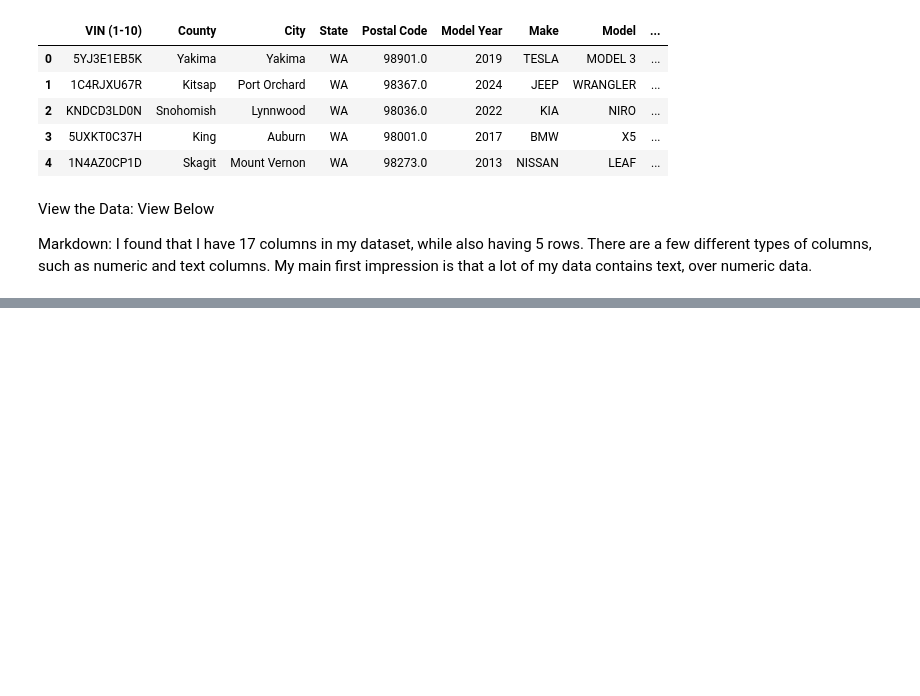
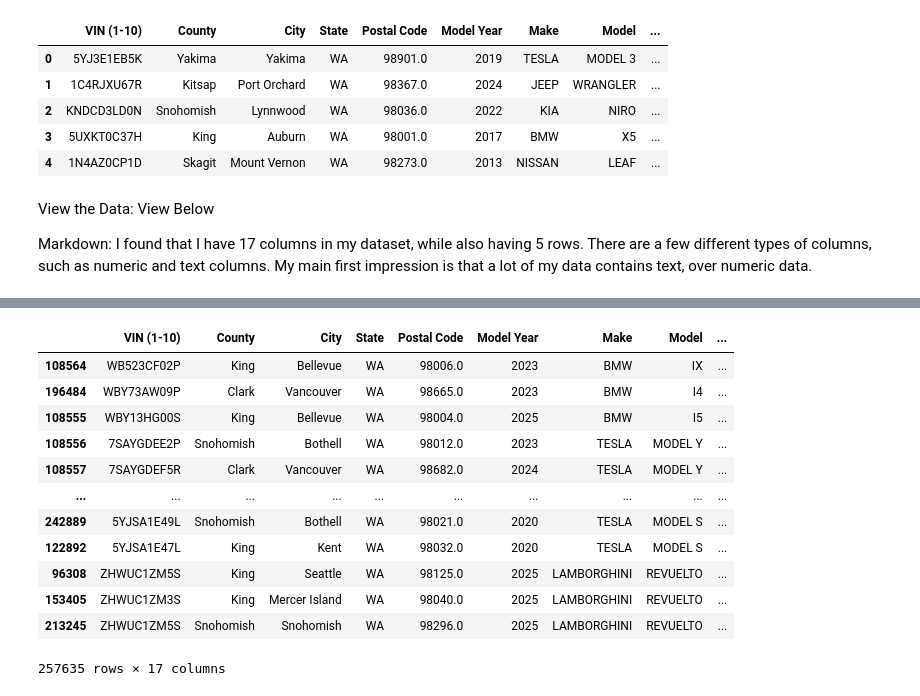
Before and after one commit to RyanE777/IA-340, a Jupyter notebook: Lab2.ipynb, the cells around one changed output, grey strips where cells are left out. Drawn from its saved outputs; the diff is of its cells as text; code cells hidden in the pictures; blank space fills up the shorter version.

```diff
--- a/Lab2.ipynb
+++ b/Lab2.ipynb
@@ -81,0 +95,16 @@ df[['Postal Code']]
+# %%
+df.sort_values(by='Electric Range')
+# %% [output]
+|  | VIN (1-10) | County | City | State | Postal Code | Model Year | Make | Model | ... |
+| 108564 | WB523CF02P | King | Bellevue | WA | 98006.0 | 2023 | BMW | IX | ... |
+| 196484 | WBY73AW09P | Clark | Vancouver | WA | 98665.0 | 2023 | BMW | I4 | ... |
+| 108555 | WBY13HG00S | King | Bellevue | WA | 98004.0 | 2025 | BMW | I5 | ... |
+| 108556 | 7SAYGDEE2P | Snohomish | Bothell | WA | 98012.0 | 2023 | TESLA | MODEL Y | ... |
+| 108557 | 7SAYGDEF5R | Clark | Vancouver | WA | 98682.0 | 2024 | TESLA | MODEL Y | ... |
+| ... | ... | ... | ... | ... | ... | ... | ... | ... | ... |
+| 242889 | 5YJSA1E49L | Snohomish | Bothell | WA | 98021.0 | 2020 | TESLA | MODEL S | ... |
+| 122892 | 5YJSA1E47L | King | Kent | WA | 98032.0 | 2020 | TESLA | MODEL S | ... |
+| 96308 | ZHWUC1ZM5S | King | Seattle | WA | 98125.0 | 2025 | LAMBORGHINI | REVUELTO | ... |
+| 153405 | ZHWUC1ZM3S | King | Mercer Island | WA | 98040.0 | 2025 | LAMBORGHINI | REVUELTO | ... |
+| 213245 | ZHWUC1ZM5S | Snohomish | Snohomish | WA | 98296.0 | 2025 | LAMBORGHINI | REVUELTO | ... |
+257635 rows × 17 columns
```
Also changed, not shown: parts of 13 cells of this notebook.
